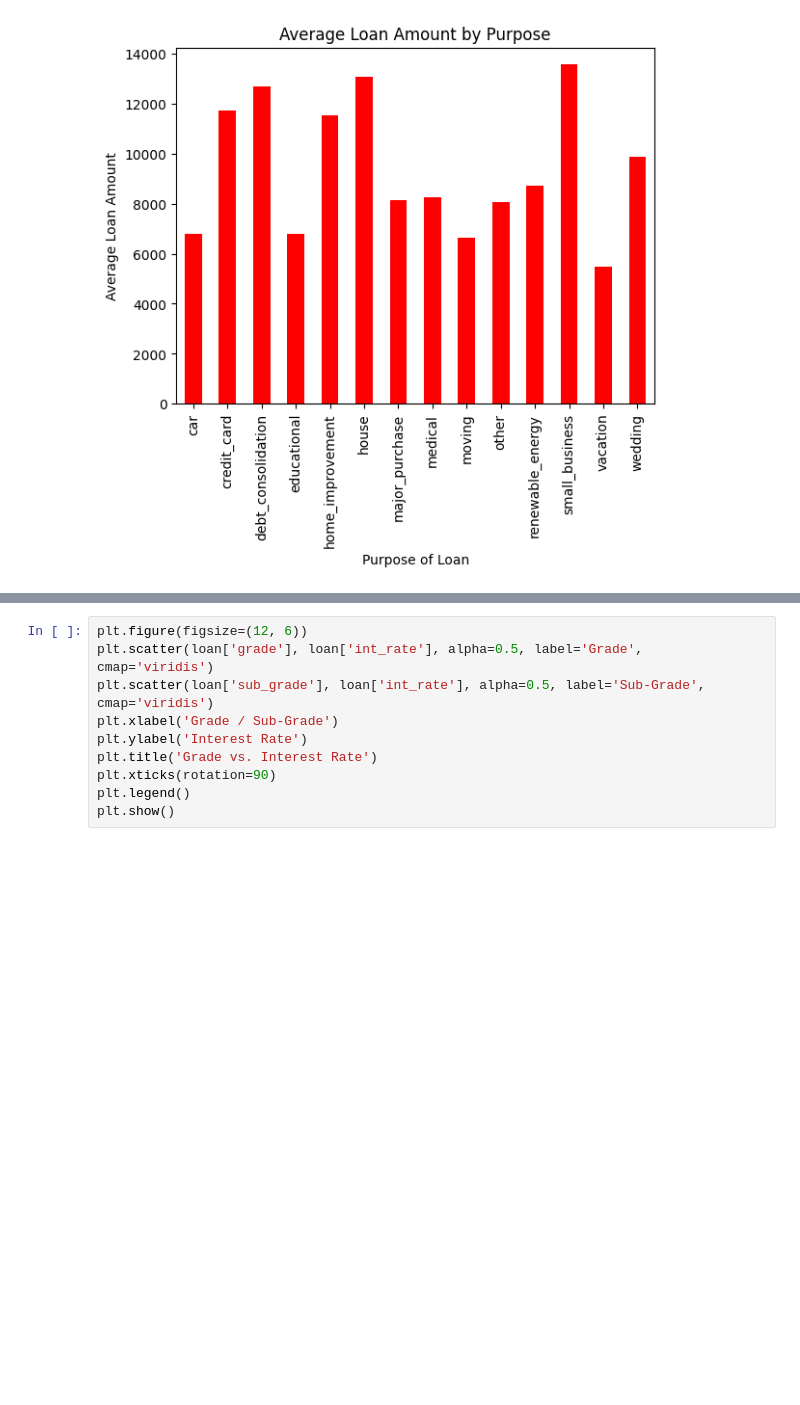
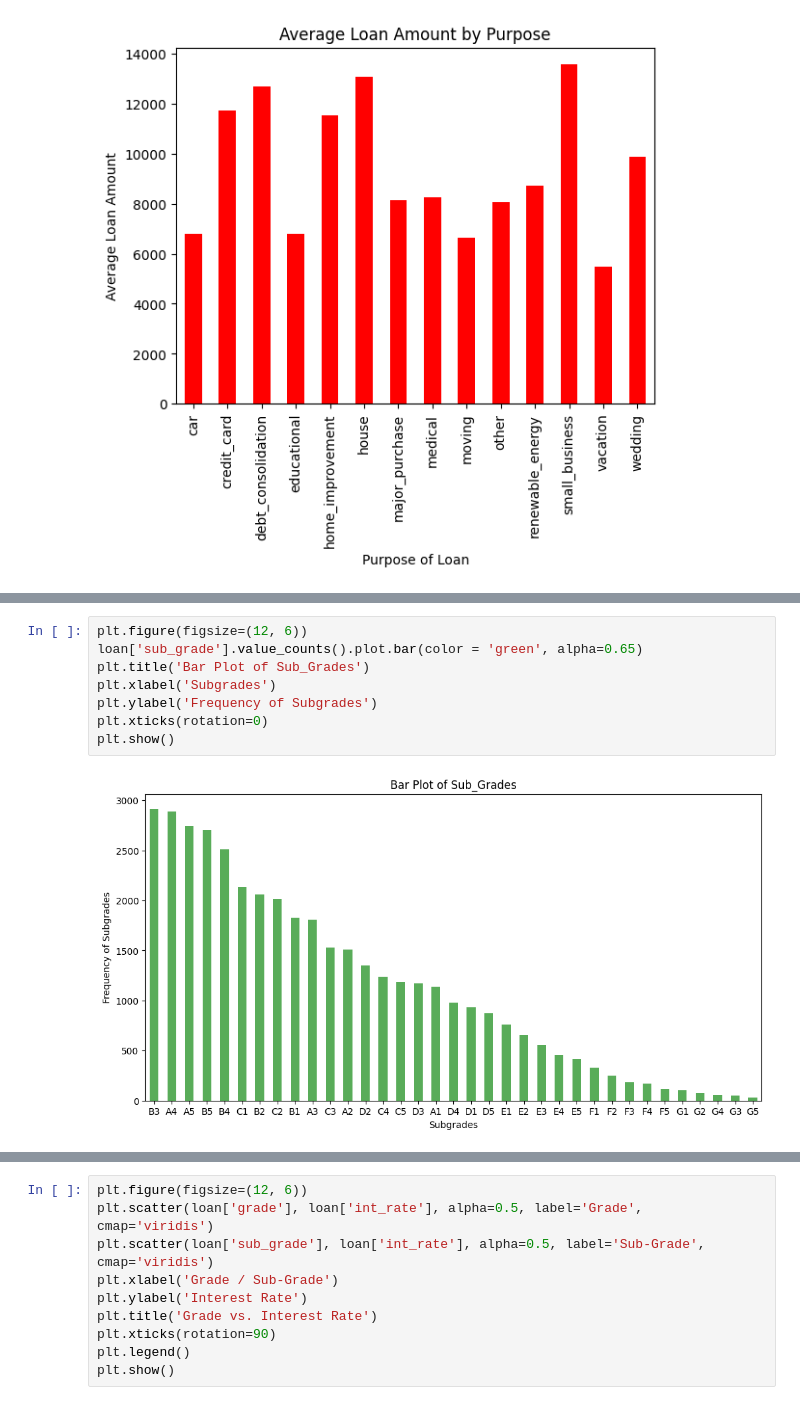
Before and after one commit to ashishcc/LendingClubCaseStudy, a Jupyter notebook: LendingClubCaseStudy.ipynb, the cells around one changed output, grey strips where cells are left out. Drawn from its saved outputs; the diff is of its cells as text; blank space fills up the shorter version.

```diff
--- a/LendingClubCaseStudy.ipynb
+++ b/LendingClubCaseStudy.ipynb
@@ -153,0 +172,10 @@ plt.show()
+# %%
+plt.figure(figsize=(12, 6))
+loan['sub_grade'].value_counts().plot.bar(color = 'green', alpha=0.65)
+plt.title('Bar Plot of Sub_Grades')
+plt.xlabel('Subgrades')
+plt.ylabel('Frequency of Subgrades')
+plt.xticks(rotation=0)
+plt.show()
+# %% [output]
+[figure, added]
```
Also changed, not shown: parts of 8 cells of this notebook.
